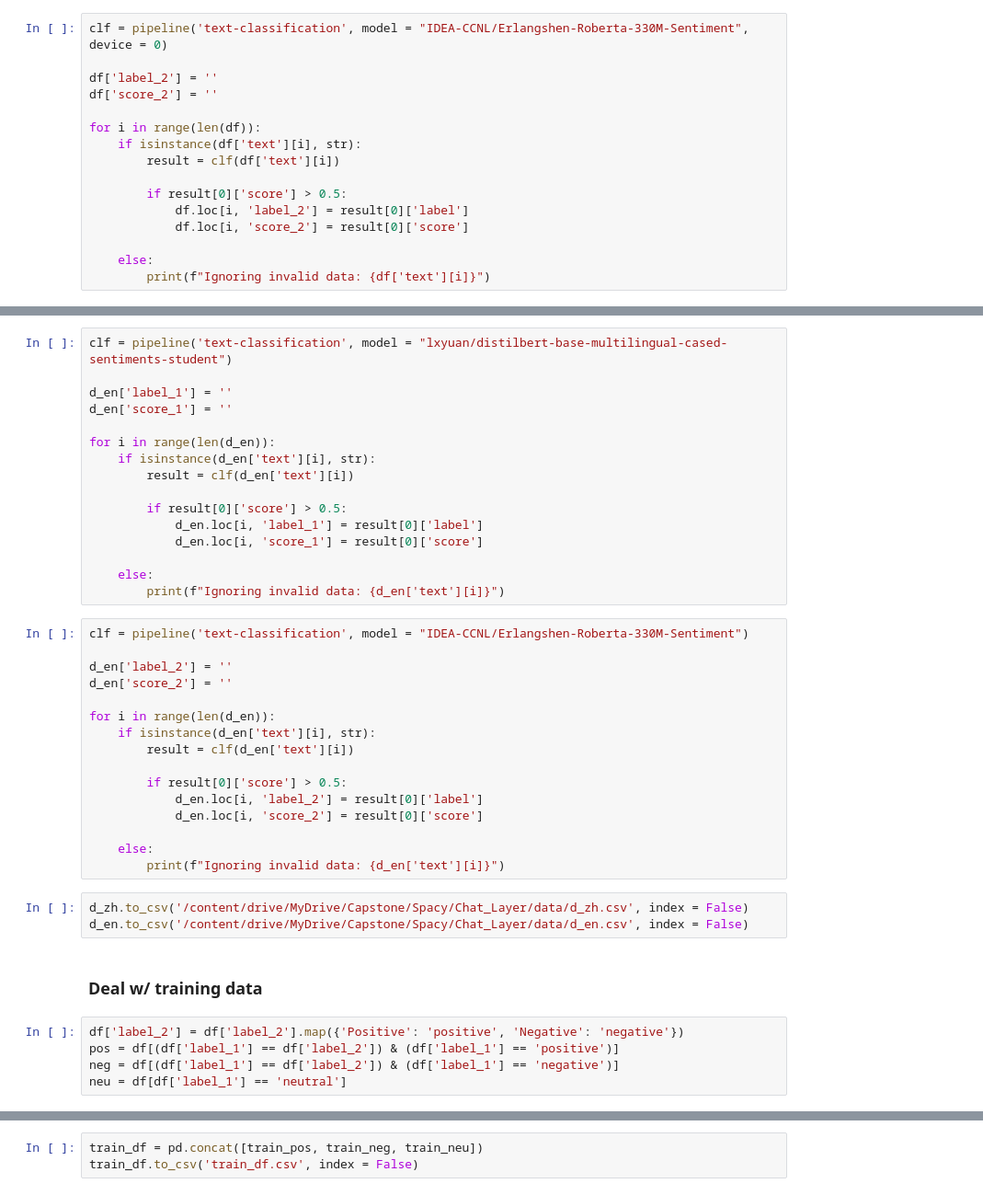
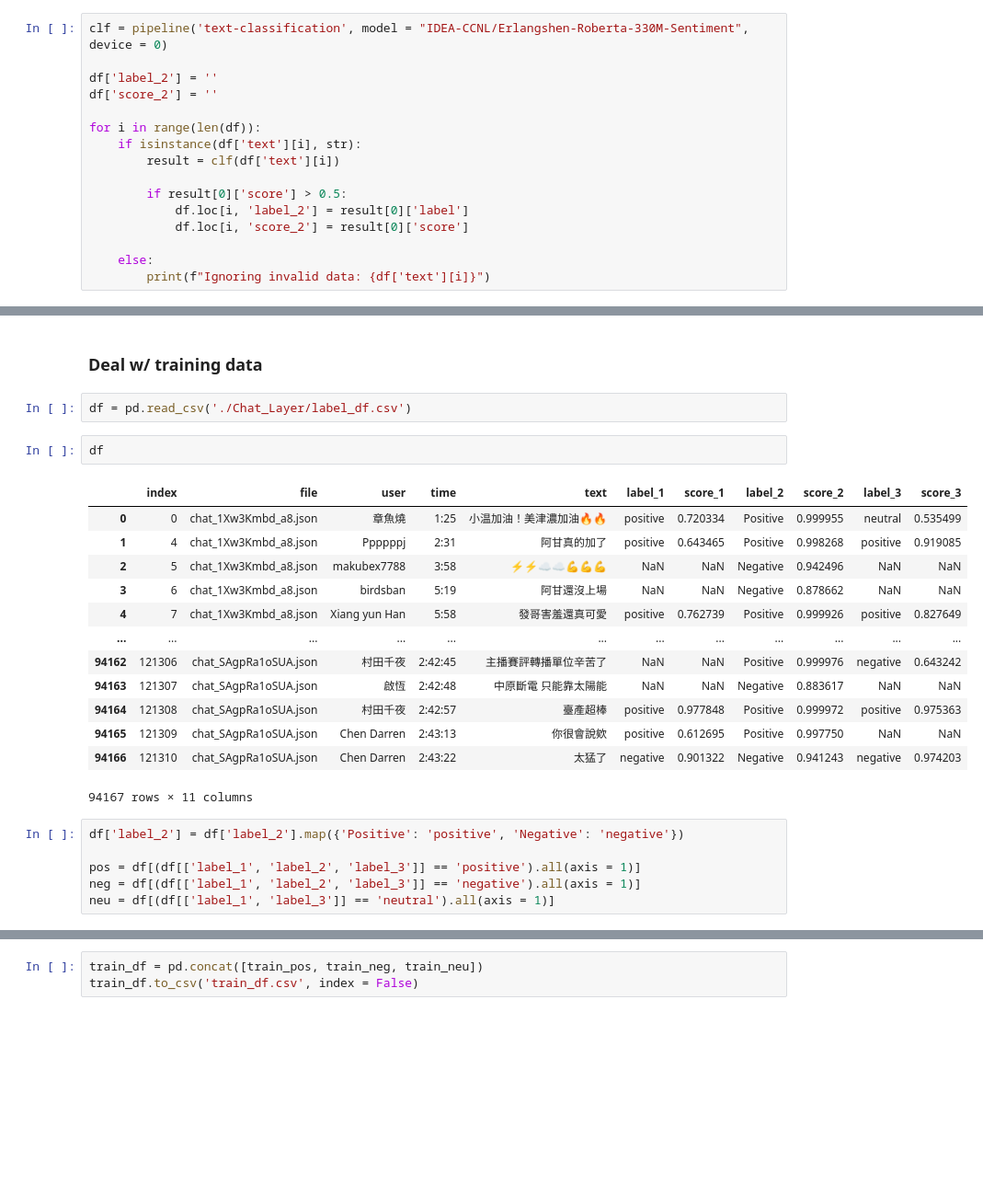
Before and after one commit to scfengv/NLP_DL-Topic-Modeling-for-TVL-livestream-comments, a Jupyter notebook: Chat_SentimentAnalysis.ipynb, the cells around one changed output, grey strips where cells are left out. Shown at 92% size. Drawn from its saved outputs; the diff is of its cells as text; blank space fills up the shorter version.

Commit message:
Chat Layer -Alter code

```diff
--- a/Chat_SentimentAnalysis.ipynb
+++ b/Chat_SentimentAnalysis.ipynb
@@ -141,44 +140,28 @@ d_en.reset_index(inplace = True)
-# %%
-clf = pipeline('text-classification', model = "lxyuan/distilbert-base-multilingual-cased-sentiments-student")
-
-d_en['label_1'] = ''
-d_en['score_1'] = ''
-
-for i in range(len(d_en)):
-    if isinstance(d_en['text'][i], str):
-        result = clf(d_en['text'][i])
-
-        if result[0]['score'] > 0.5:
-            d_en.loc[i, 'label_1'] = result[0]['label']
-            d_en.loc[i, 'score_1'] = result[0]['score']
-
-    else:
-        print(f"Ignoring invalid data: {d_en['text'][i]}")
-# %%
-clf = pipeline('text-classification', model = "IDEA-CCNL/Erlangshen-Roberta-330M-Sentiment")
-
-d_en['label_2'] = ''
-d_en['score_2'] = ''
-
-for i in range(len(d_en)):
-    if isinstance(d_en['text'][i], str):
-        result = clf(d_en['text'][i])
-
-        if result[0]['score'] > 0.5:
-            d_en.loc[i, 'label_2'] = result[0]['label']
-            d_en.loc[i, 'score_2'] = result[0]['score']
-
-    else:
-        print(f"Ignoring invalid data: {d_en['text'][i]}")
-# %%
-d_zh.to_csv('/content/drive/MyDrive/Capstone/Spacy/Chat_Layer/data/d_zh.csv', index = False)
-d_en.to_csv('/content/drive/MyDrive/Capstone/Spacy/Chat_Layer/data/d_en.csv', index = False)
 # %% [markdown]
 ### Deal w/ training data
+# %%
+df = pd.read_csv('./Chat_Layer/label_df.csv')
+# %%
+df
+# %% [output]
+|  | index | file | user | time | text | label_1 | score_1 | label_2 | score_2 | label_3 | score_3 |
+| 0 | 0 | chat_1Xw3Kmbd_a8.json | 章魚燒 | 1:25 | 小温加油！美津濃加油🔥🔥 | positive | 0.720334 | Positive | 0.999955 | neutral | 0.535499 |
+| 1 | 4 | chat_1Xw3Kmbd_a8.json | Ppppppj | 2:31 | 阿甘真的加了 | positive | 0.643465 | Positive | 0.998268 | positive | 0.919085 |
+| 2 | 5 | chat_1Xw3Kmbd_a8.json | makubex7788 | 3:58 | ⚡⚡☁☁💪💪💪 | NaN | NaN | Negative | 0.942496 | NaN | NaN |
+| 3 | 6 | chat_1Xw3Kmbd_a8.json | birdsban | 5:19 | 阿甘還沒上場 | NaN | NaN | Negative | 0.878662 | NaN | NaN |
+| 4 | 7 | chat_1Xw3Kmbd_a8.json | Xiang yun Han | 5:58 | 發哥害羞還真可愛 | positive | 0.762739 | Positive | 0.999926 | positive | 0.827649 |
+| ... | ... | ... | ... | ... | ... | ... | ... | ... | ... | ... | ... |
+| 94162 | 121306 | chat_SAgpRa1oSUA.json | 村田千夜 | 2:42:45 | 主播賽評轉播單位辛苦了 | NaN | NaN | Positive | 0.999976 | negative | 0.643242 |
+| 94163 | 121307 | chat_SAgpRa1oSUA.json | 啟恆 | 2:42:48 | 中原斷電 只能靠太陽能 | NaN | NaN | Negative | 0.883617 | NaN | NaN |
+| 94164 | 121308 | chat_SAgpRa1oSUA.json | 村田千夜 | 2:42:57 | 臺產超棒 | positive | 0.977848 | Positive | 0.999972 | positive | 0.975363 |
+| 94165 | 121309 | chat_SAgpRa1oSUA.json | Chen Darren | 2:43:13 | 你很會說欸 | positive | 0.612695 | Positive | 0.997750 | NaN | NaN |
+| 94166 | 121310 | chat_SAgpRa1oSUA.json | Chen Darren | 2:43:22 | 太猛了 | negative | 0.901322 | Negative | 0.941243 | negative | 0.974203 |
+94167 rows × 11 columns
 # %%
 df['label_2'] = df['label_2'].map({'Positive': 'positive', 'Negative': 'negative'})
-pos = df[(df['label_1'] == df['label_2']) & (df['label_1'] == 'positive')]
-neg = df[(df['label_1'] == df['label_2']) & (df['label_1'] == 'negative')]
-neu = df[df['label_1'] == 'neutral']
+
+pos = df[(df[['label_1', 'label_2', 'label_3']] == 'positive').all(axis = 1)]
+neg = df[(df[['label_1', 'label_2', 'label_3']] == 'negative').all(axis = 1)]
+neu = df[(df[['label_1', 'label_3']] == 'neutral').all(axis = 1)]
 # %%
 df_pos = pd.DataFrame({
```
Also changed, not shown: parts of 82 cells of this notebook.
